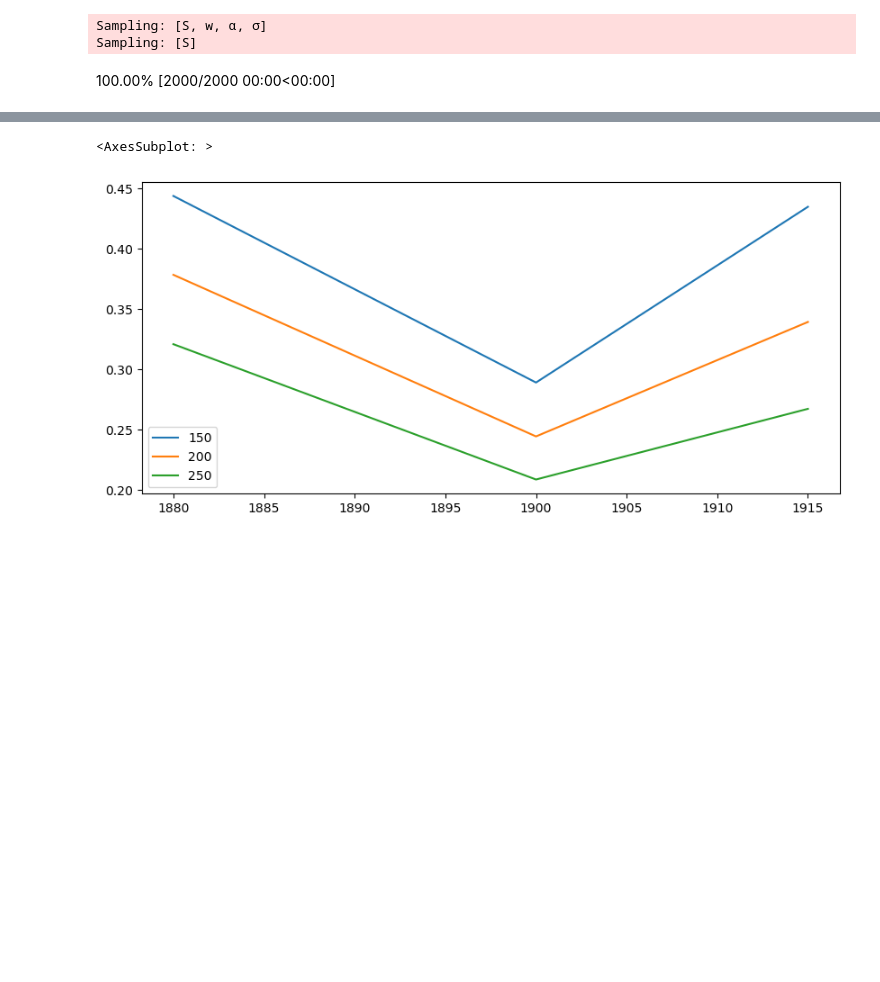
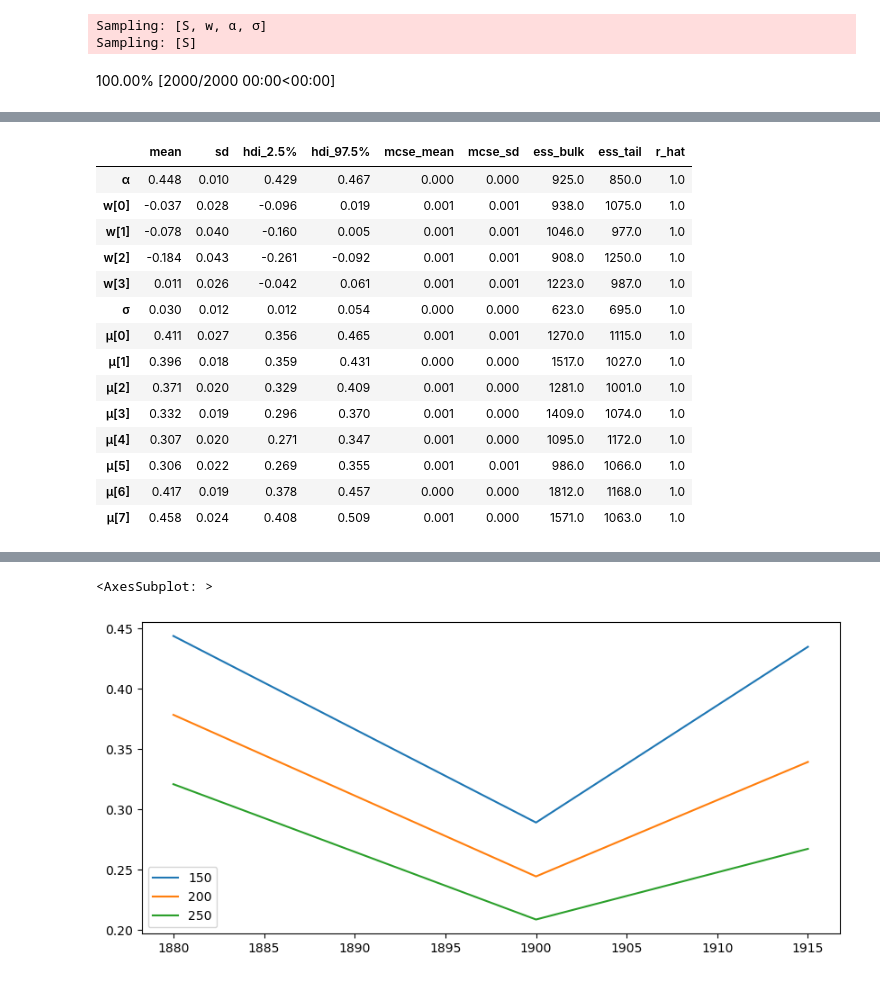
Before and after one commit to AnttiHaerkoenen/spatial_segregation, a Jupyter notebook: notebooks/segregation_change_1880-1915.ipynb, the cells around one changed output, grey strips where cells are left out. Drawn from its saved outputs; the diff is of its cells as text; code cells hidden in the pictures; blank space fills up the shorter version.

```diff
--- a/notebooks/segregation_change_1880-1915.ipynb
+++ b/notebooks/segregation_change_1880-1915.ipynb
@@ -718,0 +737,18 @@ NUTS: [α, w, σ]
+# %%
+az.summary(idata_areas['Old town'], hdi_prob=0.95)
+# %% [output]
+|  | mean | sd | hdi_2.5% | hdi_97.5% | mcse_mean | mcse_sd | ess_bulk | ess_tail | r_hat |
+| α | 0.448 | 0.010 | 0.429 | 0.467 | 0.000 | 0.000 | 925.0 | 850.0 | 1.0 |
+| w[0] | -0.037 | 0.028 | -0.096 | 0.019 | 0.001 | 0.001 | 938.0 | 1075.0 | 1.0 |
+| w[1] | -0.078 | 0.040 | -0.160 | 0.005 | 0.001 | 0.001 | 1046.0 | 977.0 | 1.0 |
+| w[2] | -0.184 | 0.043 | -0.261 | -0.092 | 0.001 | 0.001 | 908.0 | 1250.0 | 1.0 |
+| w[3] | 0.011 | 0.026 | -0.042 | 0.061 | 0.001 | 0.001 | 1223.0 | 987.0 | 1.0 |
+| σ | 0.030 | 0.012 | 0.012 | 0.054 | 0.000 | 0.000 | 623.0 | 695.0 | 1.0 |
+| μ[0] | 0.411 | 0.027 | 0.356 | 0.465 | 0.001 | 0.001 | 1270.0 | 1115.0 | 1.0 |
+| μ[1] | 0.396 | 0.018 | 0.359 | 0.431 | 0.000 | 0.000 | 1517.0 | 1027.0 | 1.0 |
+| μ[2] | 0.371 | 0.020 | 0.329 | 0.409 | 0.001 | 0.000 | 1281.0 | 1001.0 | 1.0 |
+| μ[3] | 0.332 | 0.019 | 0.296 | 0.370 | 0.001 | 0.000 | 1409.0 | 1074.0 | 1.0 |
+| μ[4] | 0.307 | 0.020 | 0.271 | 0.347 | 0.001 | 0.000 | 1095.0 | 1172.0 | 1.0 |
+| μ[5] | 0.306 | 0.022 | 0.269 | 0.355 | 0.001 | 0.001 | 986.0 | 1066.0 | 1.0 |
+| μ[6] | 0.417 | 0.019 | 0.378 | 0.457 | 0.000 | 0.000 | 1812.0 | 1168.0 | 1.0 |
+| μ[7] | 0.458 | 0.024 | 0.408 | 0.509 | 0.001 | 0.000 | 1571.0 | 1063.0 | 1.0 |
```
Also changed, not shown: parts of 18 cells of this notebook, 10 other files.
